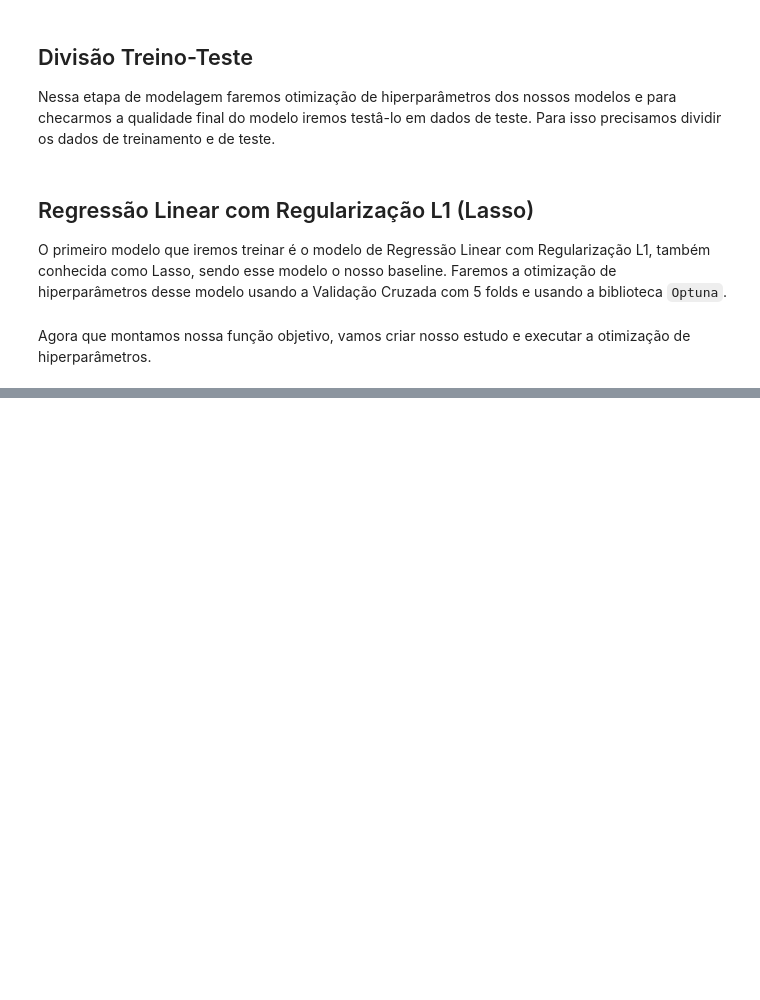
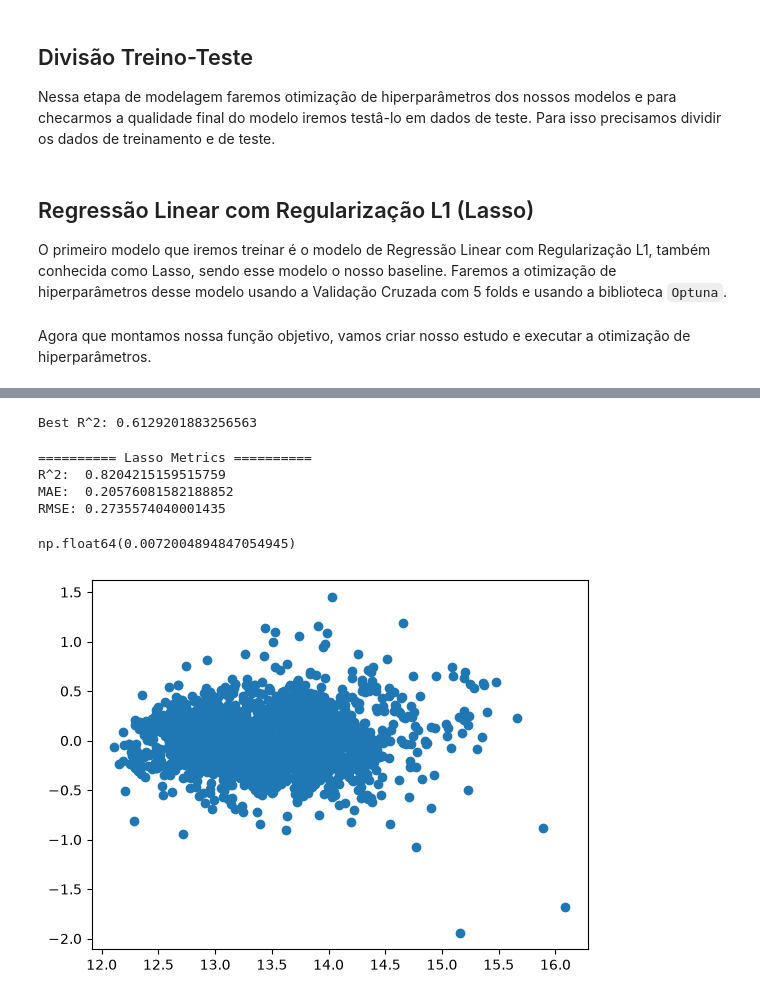
Before and after one commit to gauloish/meu-ape, a Jupyter notebook: notebooks/05_modeling.ipynb, the cells around one changed output, grey strips where cells are left out. Saved outputs shown, nothing was run; the diff lists cells and outputs as text; code cells hidden in the pictures; blank space fills up the shorter version.

Commit message:
feat: train a linear model

```diff
--- a/notebooks/05_modeling.ipynb
+++ b/notebooks/05_modeling.ipynb
@@ -16,7 +16,7 @@ Agora, vamos carregar o dataset.
 # %%
 df = pd.read_parquet("../data/processed/03_processed.parquet")
 # %%
-df = df.astype("float")
+df = df.astype("float").reset_index()
 # %%
 df.info()
 # %% [output]
@@ -144,0 +151,36 @@ study.optimize(
+# %%
+print(f"Best R^2: {study.best_value}")
+# %% [output]
+Best R^2: 0.6129201883256563
+# %%
+from sklearn.metrics import (
+    r2_score,
+    mean_absolute_error,
+    root_mean_squared_error,
+)
+
+pipeline = get_elastic_net_pipeline({'n_neighbors': 9, 'alpha': 0.00012013874253855576, 'l1_ratio': 0.4469230813017634})
+
+pipeline.fit(X_train, np.log1p(y_train))
+y_pred = pipeline.predict(X_test)
+
+print("========== Lasso Metrics ==========")
+print(f"R^2:  {r2_score(np.log1p(y_test), y_pred)}")
+print(f"MAE:  {mean_absolute_error(np.log1p(y_test), y_pred)}")
+print(f"RMSE: {root_mean_squared_error(np.log1p(y_test), y_pred)}")
+# %% [output]
+========== Lasso Metrics ==========
+R^2:  0.8204215159515759
+MAE:  0.20576081582188852
+RMSE: 0.2735574040001435
+# %%
+(np.log1p(y_test) - y_pred).mean()
+# %% [output]
+np.float64(0.0072004894847054945)
+# %%
+import matplotlib.pyplot as plt
+
+plt.scatter(x=y_pred, y=(np.log1p(y_test) - y_pred))
+plt.show()
+# %% [output]
+[figure, added]
```
Also changed, not shown: parts of 7 cells of this notebook.
